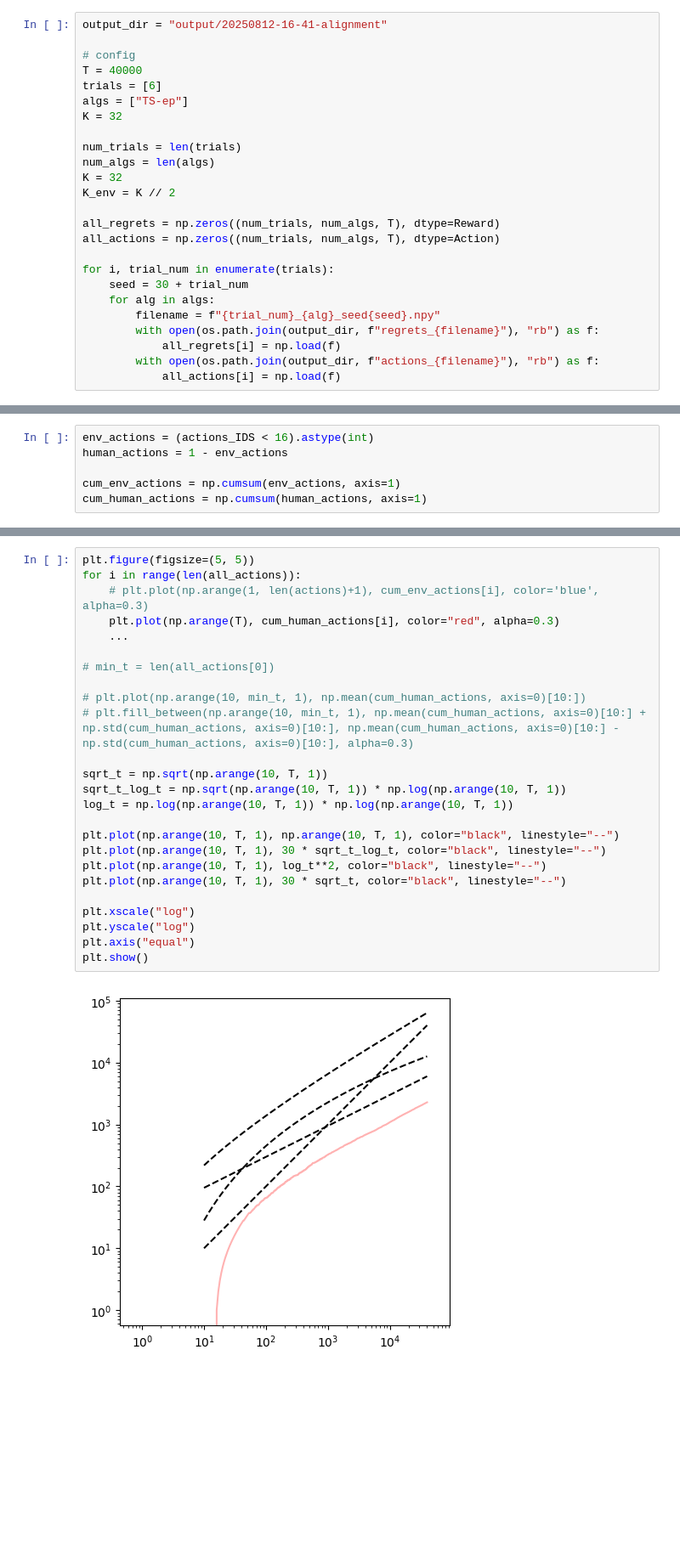
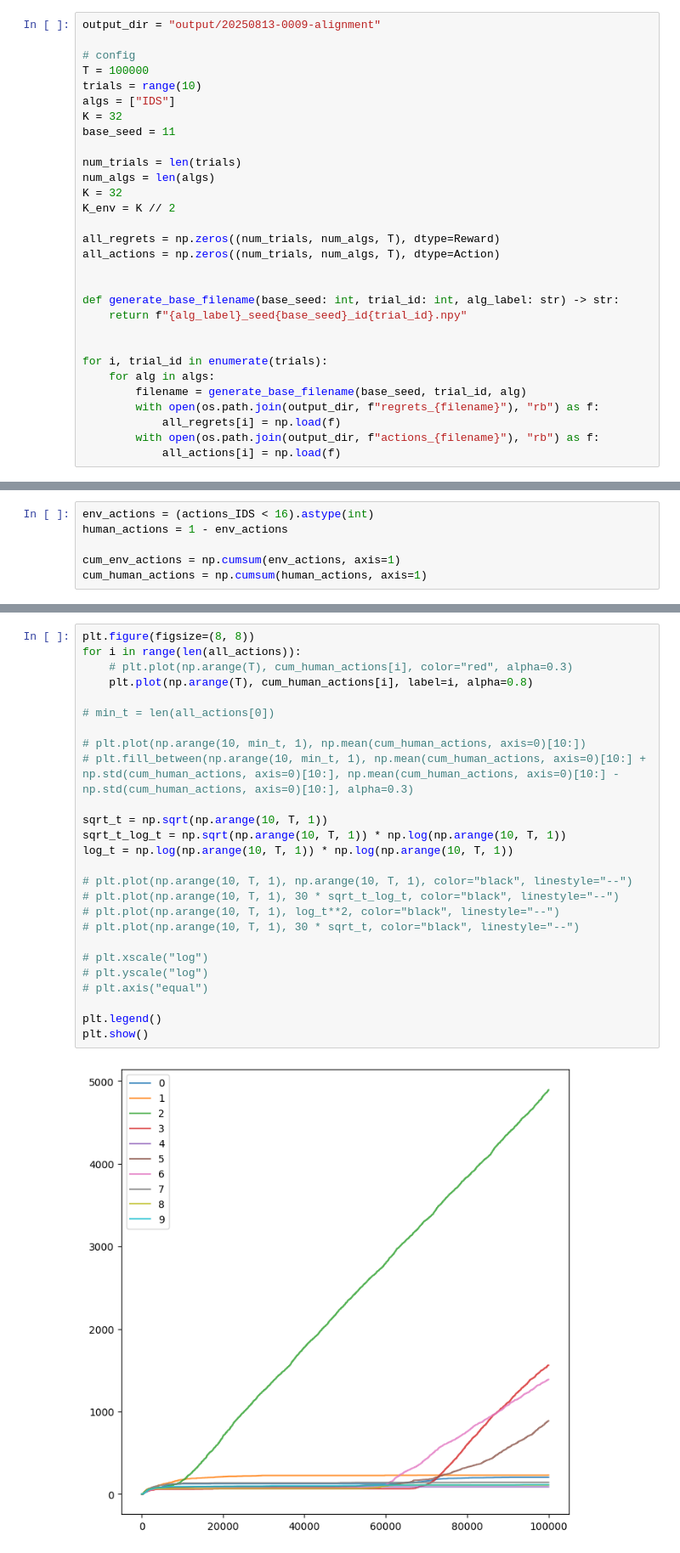
Before and after one commit to DavidJGChen/bandit-exploration, a Jupyter notebook: analysis.ipynb, the cells around one changed output, grey strips where cells are left out. Shown at 85% size. Cells and saved outputs as stored; diff of their text form; blank space fills up the shorter version.

```diff
--- a/analysis.ipynb
+++ b/analysis.ipynb
@@ -5,13 +5,14 @@ import matplotlib.pyplot as plt
 from common import Reward, Action
 from icecream import ic
 # %%
-output_dir = "output/20250812-16-41-alignment"
+output_dir = "output/20250813-0009-alignment"
 
 # config
-T = 40000
-trials = [6]
-algs = ["TS-ep"]
+T = 100000
+trials = range(10)
+algs = ["IDS"]
 K = 32
+base_seed = 11
 
 num_trials = len(trials)
 num_algs = len(algs)
@@ -21,10 +22,14 @@ K_env = K // 2
 all_regrets = np.zeros((num_trials, num_algs, T), dtype=Reward)
 all_actions = np.zeros((num_trials, num_algs, T), dtype=Action)
 
-for i, trial_num in enumerate(trials):
-    seed = 30 + trial_num
+
+def generate_base_filename(base_seed: int, trial_id: int, alg_label: str) -> str:
+    return f"{alg_label}_seed{base_seed}_id{trial_id}.npy"
+
+
+for i, trial_id in enumerate(trials):
     for alg in algs:
-        filename = f"{trial_num}_{alg}_seed{seed}.npy"
+        filename = generate_base_filename(base_seed, trial_id, alg)
         with open(os.path.join(output_dir, f"regrets_{filename}"), "rb") as f:
             all_regrets[i] = np.load(f)
         with open(os.path.join(output_dir, f"actions_{filename}"), "rb") as f:
@@ -52,28 +77,29 @@ array([[   0,    0,    0, ..., 2279, 2279, 2279]], shape=(1, 40000))
 # %%
-plt.figure(figsize=(5, 5))
+plt.figure(figsize=(8, 8))
 for i in range(len(all_actions)):
-    # plt.plot(np.arange(1, len(actions)+1), cum_env_actions[i], color='blue', alpha=0.3)
-    plt.plot(np.arange(T), cum_human_actions[i], color="red", alpha=0.3)
-    ...
+    # plt.plot(np.arange(T), cum_human_actions[i], color="red", alpha=0.3)
+    plt.plot(np.arange(T), cum_human_actions[i], label=i, alpha=0.8)
 
 # min_t = len(all_actions[0])
 
 # plt.plot(np.arange(10, min_t, 1), np.mean(cum_human_actions, axis=0)[10:])
 # plt.fill_between(np.arange(10, min_t, 1), np.mean(cum_human_actions, axis=0)[10:] + np.std(cum_human_actions, axis=0)[10:], np.mean(cum_human_actions, axis=0)[10:] - np.std(cum_human_actions, axis=0)[10:], alpha=0.3)
 
 sqrt_t = np.sqrt(np.arange(10, T, 1))
 sqrt_t_log_t = np.sqrt(np.arange(10, T, 1)) * np.log(np.arange(10, T, 1))
 log_t = np.log(np.arange(10, T, 1)) * np.log(np.arange(10, T, 1))
 
-plt.plot(np.arange(10, T, 1), np.arange(10, T, 1), color="black", linestyle="--")
-plt.plot(np.arange(10, T, 1), 30 * sqrt_t_log_t, color="black", linestyle="--")
-plt.plot(np.arange(10, T, 1), log_t**2, color="black", linestyle="--")
-plt.plot(np.arange(10, T, 1), 30 * sqrt_t, color="black", linestyle="--")
+# plt.plot(np.arange(10, T, 1), np.arange(10, T, 1), color="black", linestyle="--")
+# plt.plot(np.arange(10, T, 1), 30 * sqrt_t_log_t, color="black", linestyle="--")
+# plt.plot(np.arange(10, T, 1), log_t**2, color="black", linestyle="--")
+# plt.plot(np.arange(10, T, 1), 30 * sqrt_t, color="black", linestyle="--")
 
-plt.xscale("log")
-plt.yscale("log")
-plt.axis("equal")
+# plt.xscale("log")
+# plt.yscale("log")
+# plt.axis("equal")
+
+plt.legend()
 plt.show()
 # %% [output]
-[figure, old version]
+[figure, new version]
 # %%
```
Also changed, not shown: parts of 4 cells of this notebook, 7 other files.
